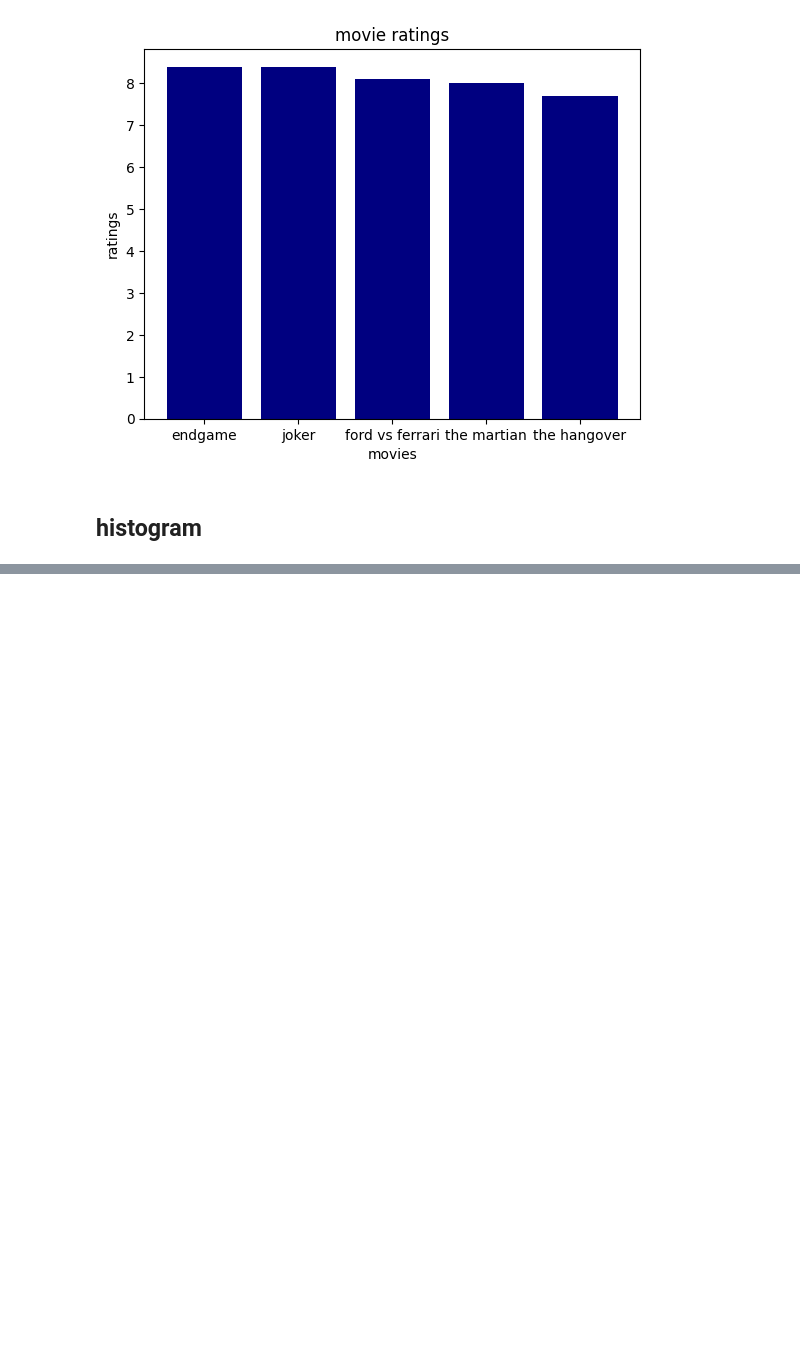
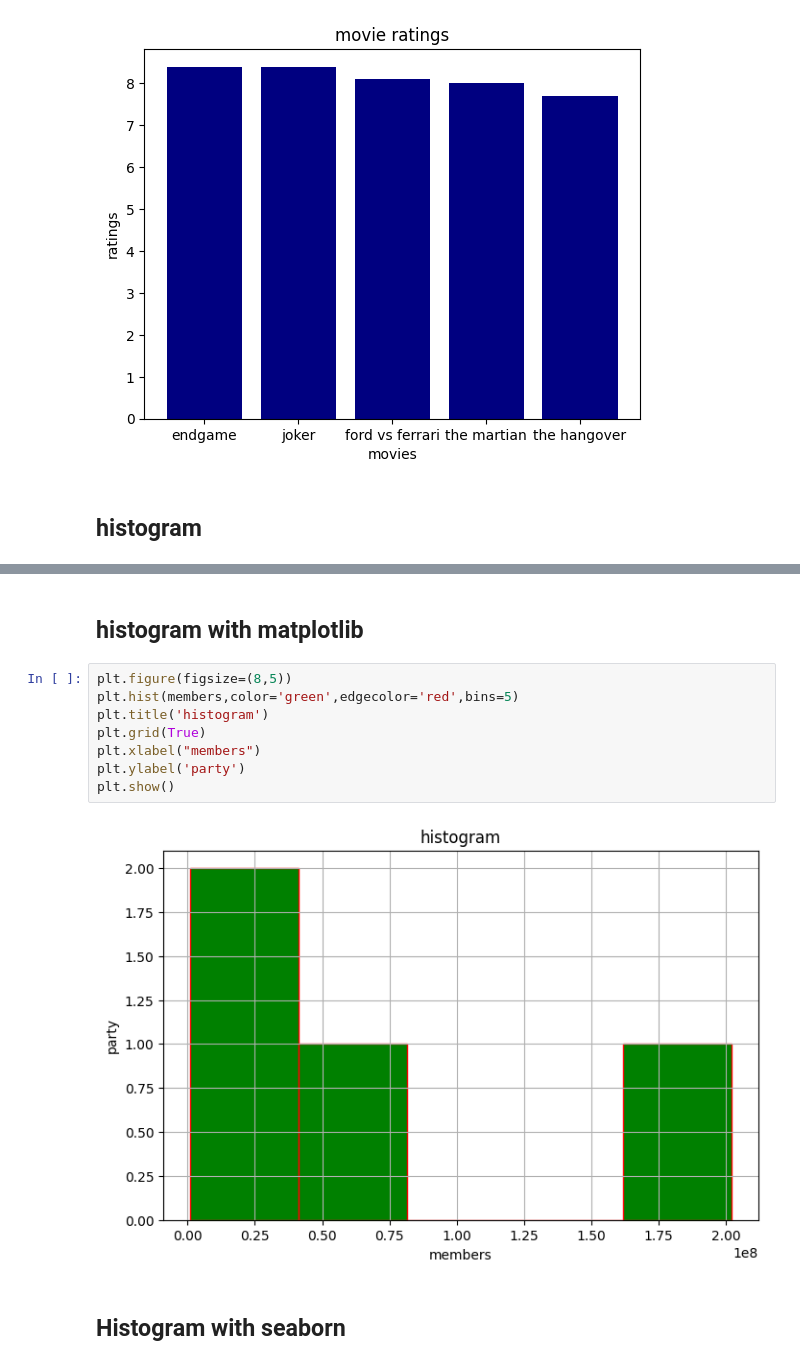
Before and after one commit to Arnavgavhane/Data_science_using_python, a Jupyter notebook: Day_4/Day_4.ipynb, the cells around one changed output, grey strips where cells are left out. Cells and saved outputs as stored; diff of their text form; blank space fills up the shorter version.

```diff
--- a/Day_4/Day_4.ipynb
+++ b/Day_4/Day_4.ipynb
@@ -110,0 +123,14 @@ plt.show()
+# %% [markdown]
+## histogram with matplotlib
+# %%
+plt.figure(figsize=(8,5))
+plt.hist(members,color='green',edgecolor='red',bins=5)
+plt.title('histogram')
+plt.grid(True)
+plt.xlabel("members")
+plt.ylabel('party')
+plt.show()
+# %% [output]
+[figure, added]
+# %% [markdown]
+## Histogram with seaborn
```
Also changed, not shown: parts of 6 cells of this notebook, 2 other files.
